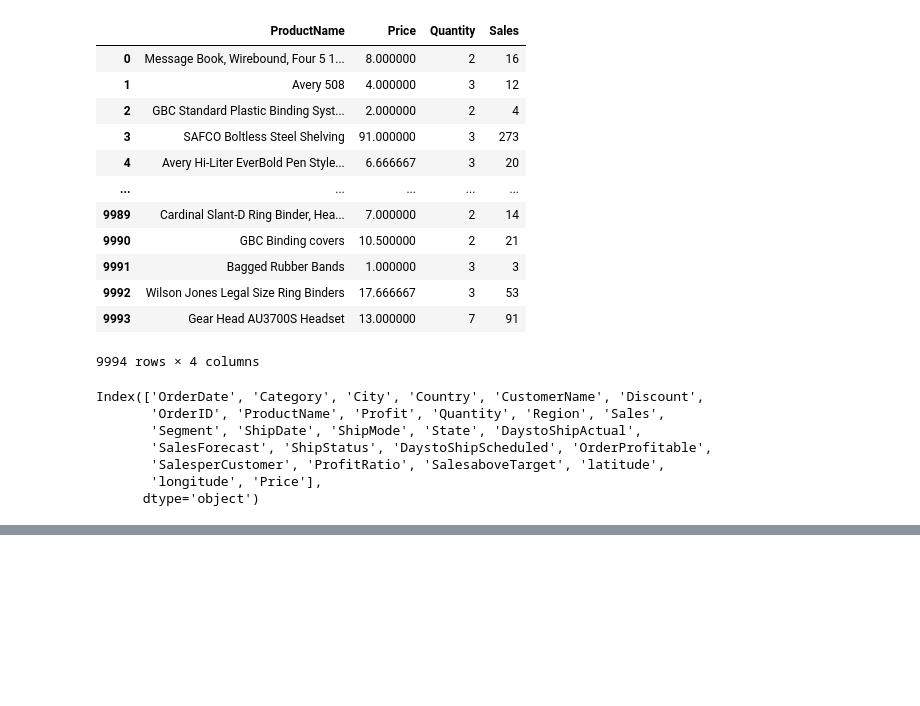
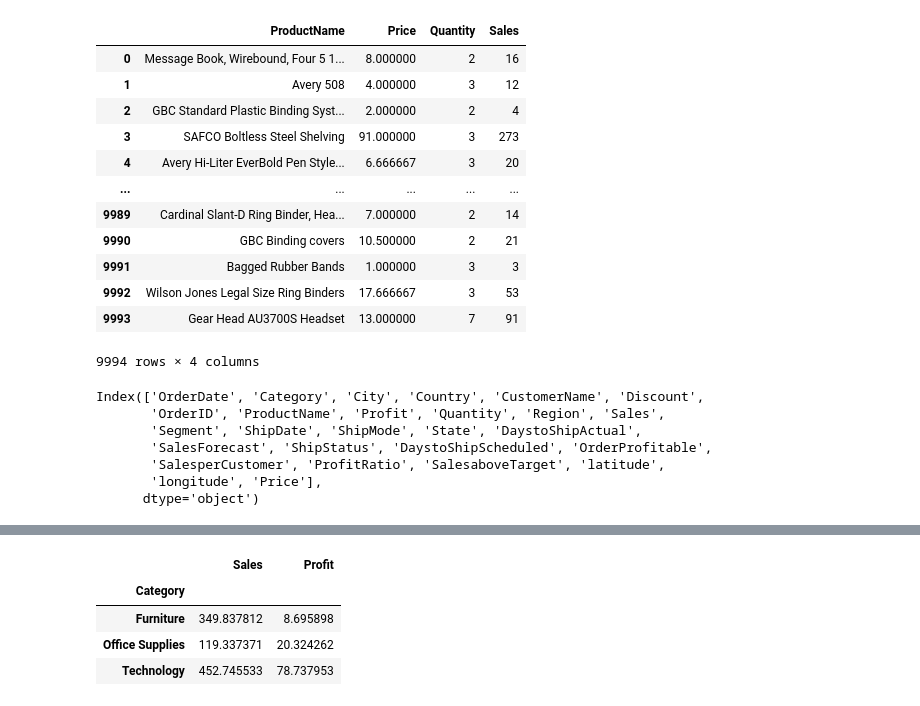
Before and after one commit to AimableHonorable/Data_analysis, a Jupyter notebook: Day1Exercise.ipynb, the cells around one changed output, grey strips where cells are left out. Drawn from its saved outputs; the diff is of its cells as text; code cells hidden in the pictures; blank space fills up the shorter version.

```diff
--- a/Day1Exercise.ipynb
+++ b/Day1Exercise.ipynb
@@ -203,0 +206,11 @@ Name: Sales, dtype: int64
+# %%
+# calculating the average sales and profit with respect to each category
+sales_by_categories = sales_data_copy.groupby('Category')[['Sales', 'Profit']].mean()
+# %%
+sales_by_categories
+# %% [output]
+|  | Sales | Profit |
+| Category |  |  |
+| Furniture | 349.837812 | 8.695898 |
+| Office Supplies | 119.337371 | 20.324262 |
+| Technology | 452.745533 | 78.737953 |
```
Also changed, not shown: parts of 5 cells of this notebook, 1 other file.
